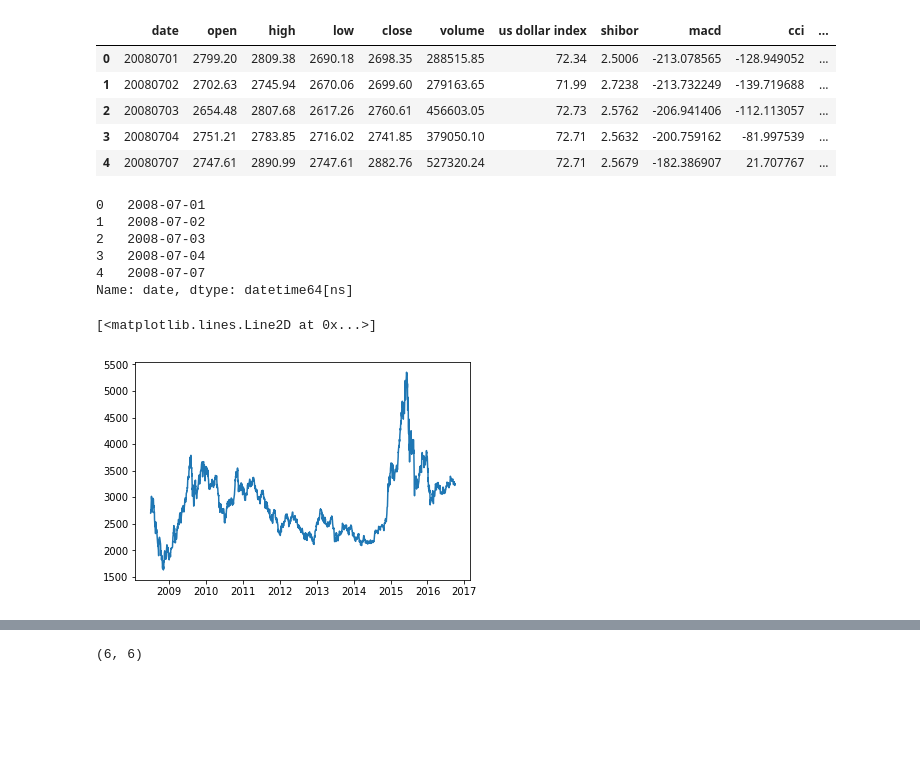
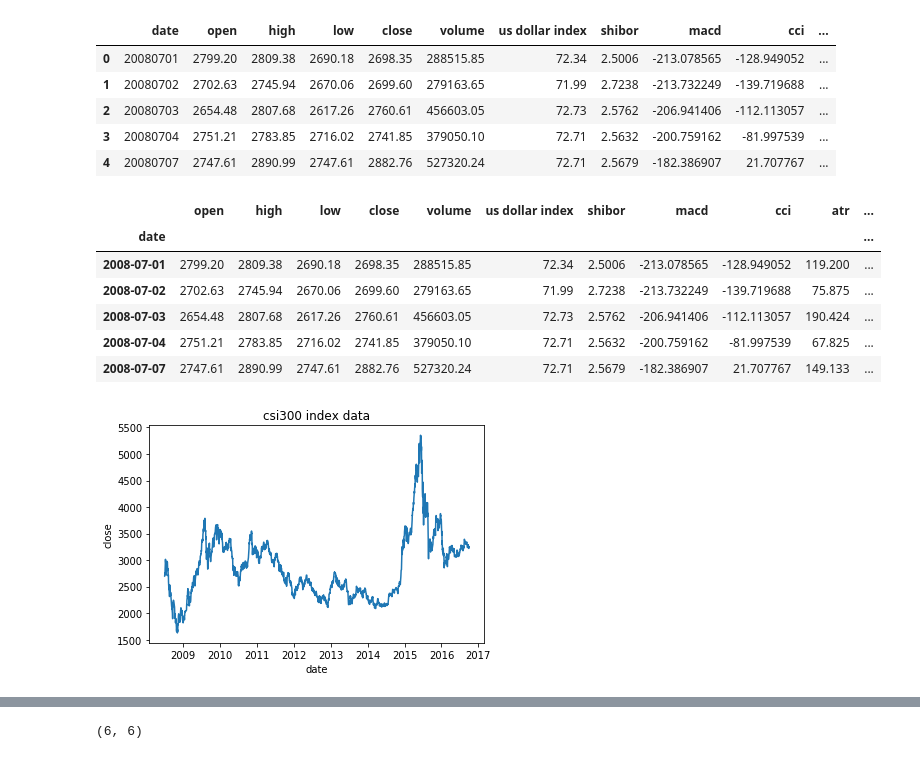
Before and after one commit to timothyyu/wsae-lstm, a Jupyter notebook: 1_data_preprocess.ipynb, the cells around one changed output, grey strips where cells are left out. Drawn from its saved outputs; the diff is of its cells as text; code cells hidden in the pictures; blank space fills up the shorter version.

Commit message:
index set for csi300 index data + x/y labels mpl chart

```diff
--- a/1_data_preprocess.ipynb
+++ b/1_data_preprocess.ipynb
@@ -160,20 +158,26 @@ dict_dataframes_index['csi300 index data'].head()
 # %%
 # Convert date column to datetime object for matplotlib
 dict_dataframes_index['csi300 index data']['date'] = pd.to_datetime(dict_dataframes_index['csi300 index data']['date'].astype(str), format='%Y%m%d')
+# Set date as index
+dict_dataframes_index['csi300 index data'] = dict_dataframes_index['csi300 index data'].set_index('date')
 # %%
-dict_dataframes_index['csi300 index data']['date'].head()
+dict_dataframes_index['csi300 index data'].head()
 # %% [output]
-0   2008-07-01
-1   2008-07-02
-2   2008-07-03
-3   2008-07-04
-4   2008-07-07
-Name: date, dtype: datetime64[ns]
+|  | open | high | low | close | volume | us dollar index | shibor | macd | cci | atr | ... |
+| date |  |  |  |  |  |  |  |  |  |  | ... |
+| 2008-07-01 | 2799.20 | 2809.38 | 2690.18 | 2698.35 | 288515.85 | 72.34 | 2.5006 | -213.078565 | -128.949052 | 119.200 | ... |
+| 2008-07-02 | 2702.63 | 2745.94 | 2670.06 | 2699.60 | 279163.65 | 71.99 | 2.7238 | -213.732249 | -139.719688 | 75.875 | ... |
+| 2008-07-03 | 2654.48 | 2807.68 | 2617.26 | 2760.61 | 456603.05 | 72.73 | 2.5762 | -206.941406 | -112.113057 | 190.424 | ... |
+| 2008-07-04 | 2751.21 | 2783.85 | 2716.02 | 2741.85 | 379050.10 | 72.71 | 2.5632 | -200.759162 | -81.997539 | 67.825 | ... |
+| 2008-07-07 | 2747.61 | 2890.99 | 2747.61 | 2882.76 | 527320.24 | 72.71 | 2.5679 | -182.386907 | 21.707767 | 149.133 | ... |
 # %%
-plt.plot(dict_dataframes_index['csi300 index data']['date'],dict_dataframes_index['csi300 index data']['close'])
+plt.title('csi300 index data')
+plt.plot(dict_dataframes_index['csi300 index data'].index,dict_dataframes_index['csi300 index data']['close'])
+plt.ylabel('close')
+plt.xlabel('date')
+plt.show()
 # %% [output]
-[<matplotlib.lines.Line2D at 0x...>]
-[figure, old version]
+[figure, new version]
 # %%
 # Splitting data this particular way includes the previous observations into the next training set (TimeSeriesSplit)
 
```
Also changed, not shown: parts of 2 cells of this notebook.
